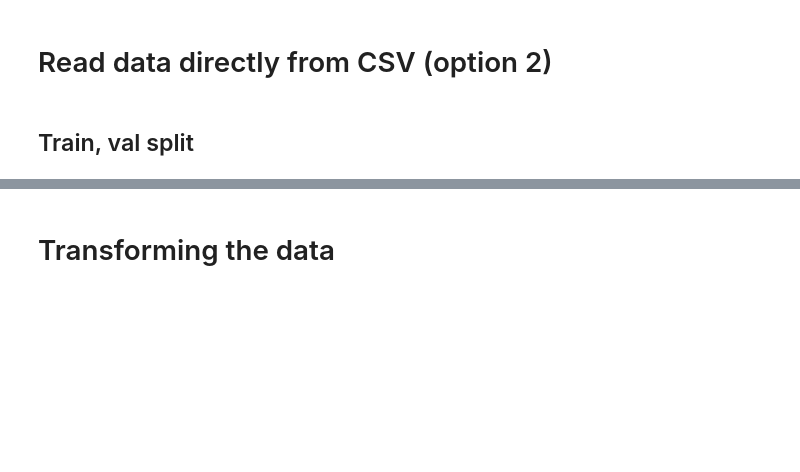
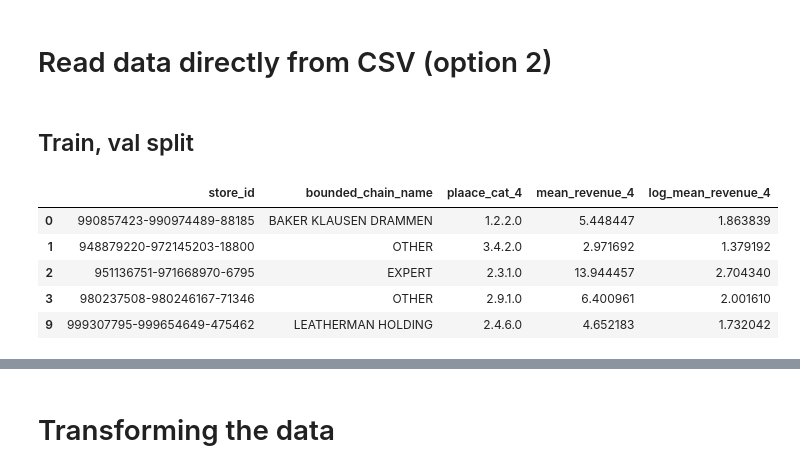
Before and after one commit to halvorlinder/TDT4173-Machine-Learning, a Jupyter notebook: submission.ipynb, the cells around one changed output, grey strips where cells are left out. Cells and saved outputs as stored; diff of their text form; code cells hidden in the pictures; blank space fills up the shorter version.

```diff
--- a/submission.ipynb
+++ b/submission.ipynb
@@ -248,7 +344,7 @@ if submission_with_whole_train:
     stores_extra = pd.read_csv("temp_data/full_train_features_extra.csv", index_col=0)
     stores_test = pd.read_csv("temp_data/full_train_features_test.csv", index_col=0)
 
-    store_dataframes = {
+    old_store_dataframes = {
         "train": stores_train,
         "extra": stores_extra,
         "test": stores_test,
@@ -259,9 +355,26 @@ else:
     stores_extra = pd.read_csv("temp_data/full_features_extra.csv", index_col=0)
     stores_test = pd.read_csv("temp_data/full_features_test.csv", index_col=0)
 
-    store_dataframes = {
+    old_store_dataframes = {
         "train": stores_train,
         "extra": stores_extra,
         "test": stores_test,
         "val": stores_val
         }
+# %%
+rel_cols = ["store_id", "bounded_chain_name", "plaace_cat_4", "mean_revenue_4", "log_mean_revenue_4"]
+store_ids = [
+"990857423-990974489-88185",
+"948879220-972145203-18800",
+"951136751-971668970-6795",
+"980237508-980246167-71346",
+"999307795-999654649-475462"
+]
+old_store_dataframes["train"][rel_cols][old_store_dataframes["train"]["store_id"].isin(store_ids)]
+# %% [output]
+|  | store_id | bounded_chain_name | plaace_cat_4 | mean_revenue_4 | log_mean_revenue_4 |
+| 0 | 990857423-990974489-88185 | BAKER KLAUSEN DRAMMEN | 1.2.2.0 | 5.448447 | 1.863839 |
+| 1 | 948879220-972145203-18800 | OTHER | 3.4.2.0 | 2.971692 | 1.379192 |
+| 2 | 951136751-971668970-6795 | EXPERT | 2.3.1.0 | 13.944457 | 2.704340 |
+| 3 | 980237508-980246167-71346 | OTHER | 2.9.1.0 | 6.400961 | 2.001610 |
+| 9 | 999307795-999654649-475462 | LEATHERMAN HOLDING | 2.4.6.0 | 4.652183 | 1.732042 |
```
Also changed, not shown: parts of 35 cells of this notebook.
